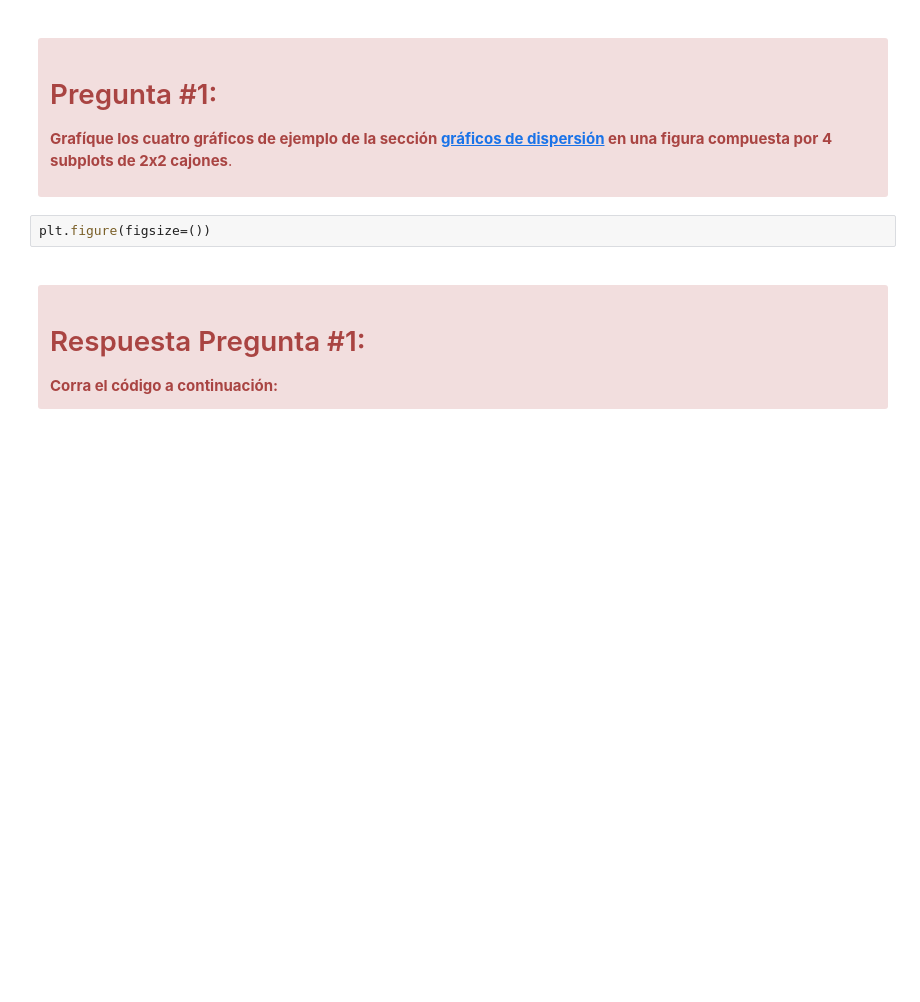
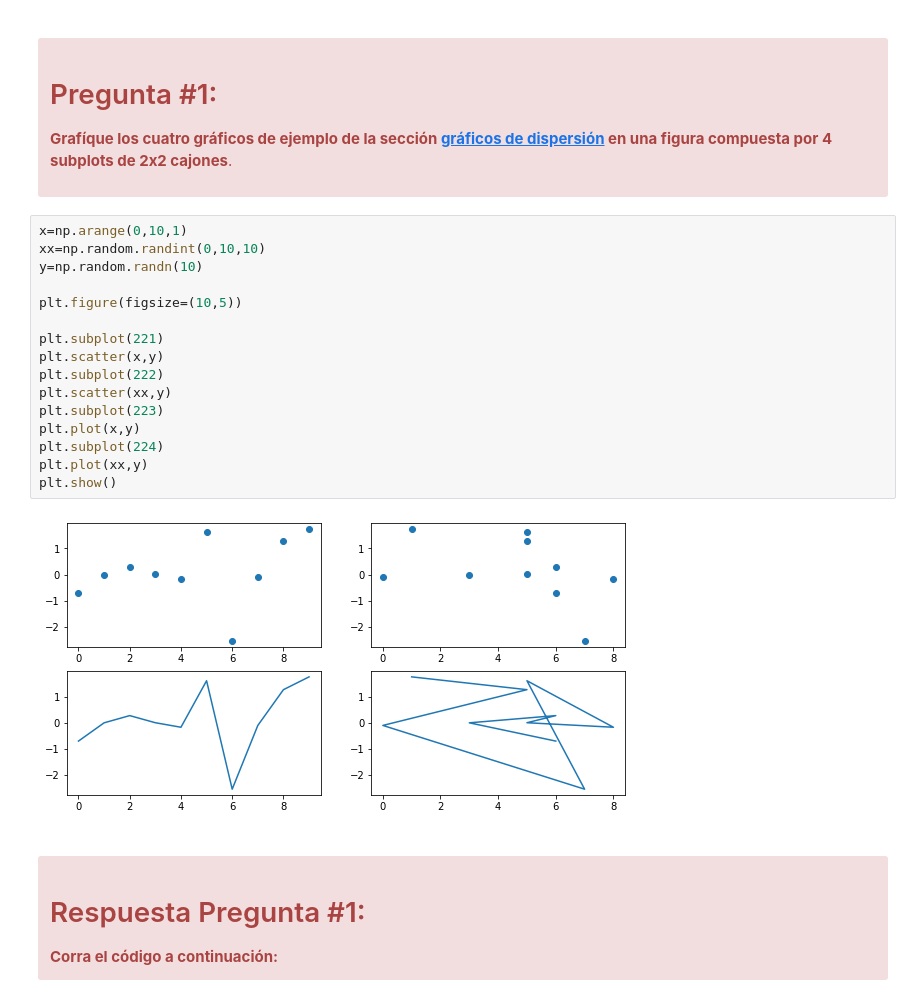
Before and after one commit to josejparra/Curso-Python-Machine-Learning, a Jupyter notebook: Segundo_notebook_(con_notas).ipynb, the cells around one changed output. Saved outputs shown, nothing was run; the diff lists cells and outputs as text; blank space fills up the shorter version.

```diff
--- a/Segundo_notebook_(con_notas).ipynb
+++ b/Segundo_notebook_(con_notas).ipynb
@@ -1165,8 +1147,24 @@ plt.show()
 <h1> Pregunta #1: </h1>
 
 **Grafíque los cuatro gráficos de ejemplo de la sección [gráficos de dispersión](#scatterPlots) en una figura compuesta por 4 subplots de 2x2 cajones**.
-# %%
-plt.figure(figsize=())
+# %%
+x=np.arange(0,10,1)
+xx=np.random.randint(0,10,10)
+y=np.random.randn(10)
+
+plt.figure(figsize=(10,5))
+
+plt.subplot(221)
+plt.scatter(x,y)
+plt.subplot(222)
+plt.scatter(xx,y)
+plt.subplot(223)
+plt.plot(x,y)
+plt.subplot(224)
+plt.plot(xx,y)
+plt.show()
+# %% [output]
+[figure, added]
 # %% [markdown]
 <div class="alert alert-danger alertdanger" style="margin-top: 20px">
 <h1> Respuesta Pregunta #1: </h1>
```
Also changed, not shown: parts of 63 cells of this notebook.
